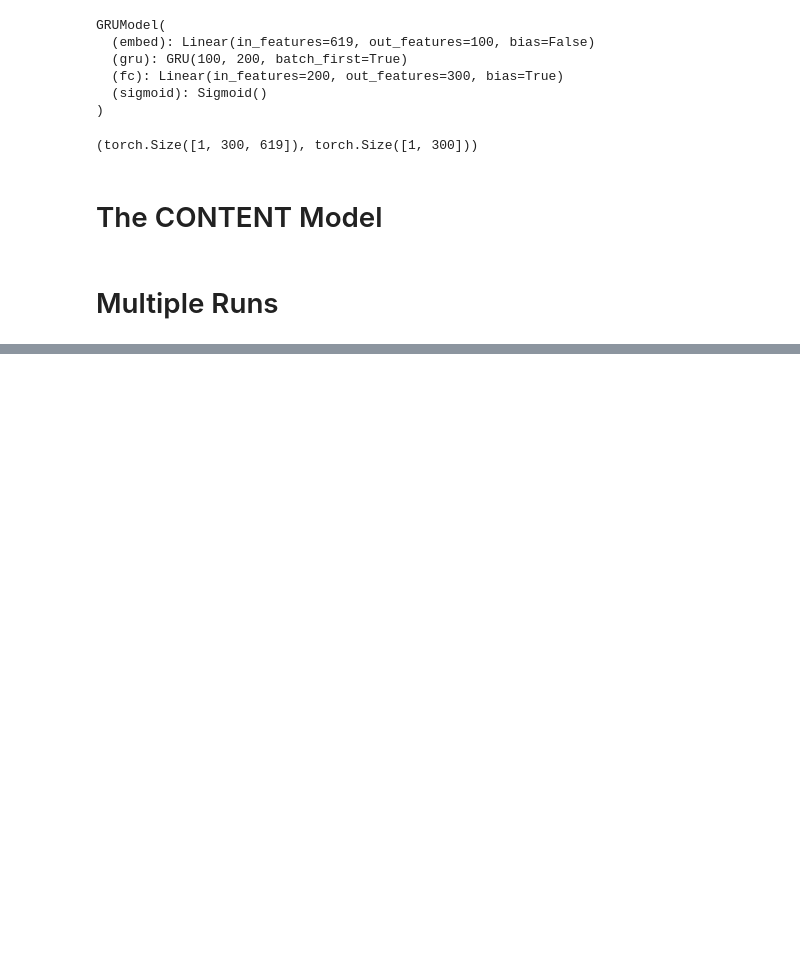
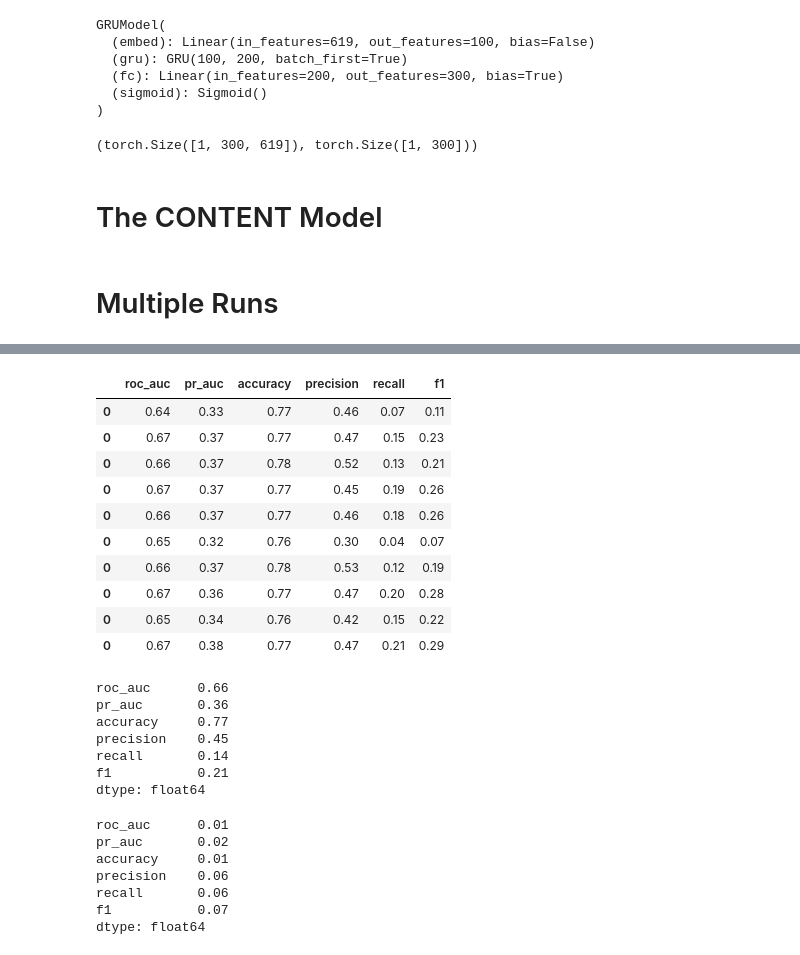
Before and after one commit to gowthamkuntumalla/CS598_DeepLearning_For_Healthcare, a Jupyter notebook: content_torch2.ipynb, the cells around one changed output, grey strips where cells are left out. Saved outputs shown, nothing was run; the diff lists cells and outputs as text; code cells hidden in the pictures; blank space fills up the shorter version.

```diff
--- a/content_torch2.ipynb
+++ b/content_torch2.ipynb
@@ -744,5 +751,31 @@ Epoch: 6         Validation acc: 0.78, p: 0.52, r:0.20, f: 0.29, roc_auc: 0.67,
 # %%
-display(results_gru)
-display(results_gru.mean())
-display(results_gru.std())
-results_gru.to_csv(f"pytorch_results_gru_epoch{NUM_EPOCHS}.csv")
+display(results_content)
+display(results_content.mean().round(2))
+display(results_content.std().round(2))
+results_content.to_csv(f"pytorch_results_content_epoch{NUM_EPOCHS}.csv")
+# %% [output]
+|  | roc_auc | pr_auc | accuracy | precision | recall | f1 |
+| 0 | 0.64 | 0.33 | 0.77 | 0.46 | 0.07 | 0.11 |
+| 0 | 0.67 | 0.37 | 0.77 | 0.47 | 0.15 | 0.23 |
+| 0 | 0.66 | 0.37 | 0.78 | 0.52 | 0.13 | 0.21 |
+| 0 | 0.67 | 0.37 | 0.77 | 0.45 | 0.19 | 0.26 |
+| 0 | 0.66 | 0.37 | 0.77 | 0.46 | 0.18 | 0.26 |
+| 0 | 0.65 | 0.32 | 0.76 | 0.30 | 0.04 | 0.07 |
+| 0 | 0.66 | 0.37 | 0.78 | 0.53 | 0.12 | 0.19 |
+| 0 | 0.67 | 0.36 | 0.77 | 0.47 | 0.20 | 0.28 |
+| 0 | 0.65 | 0.34 | 0.76 | 0.42 | 0.15 | 0.22 |
+| 0 | 0.67 | 0.38 | 0.77 | 0.47 | 0.21 | 0.29 |
+roc_auc      0.66
+pr_auc       0.36
+accuracy     0.77
+precision    0.45
+recall       0.14
+f1           0.21
+dtype: float64
+roc_auc      0.01
+pr_auc       0.02
+accuracy     0.01
+precision    0.06
+recall       0.06
+f1           0.07
+dtype: float64
```
Also changed, not shown: parts of 5 cells of this notebook, 1 other file.
